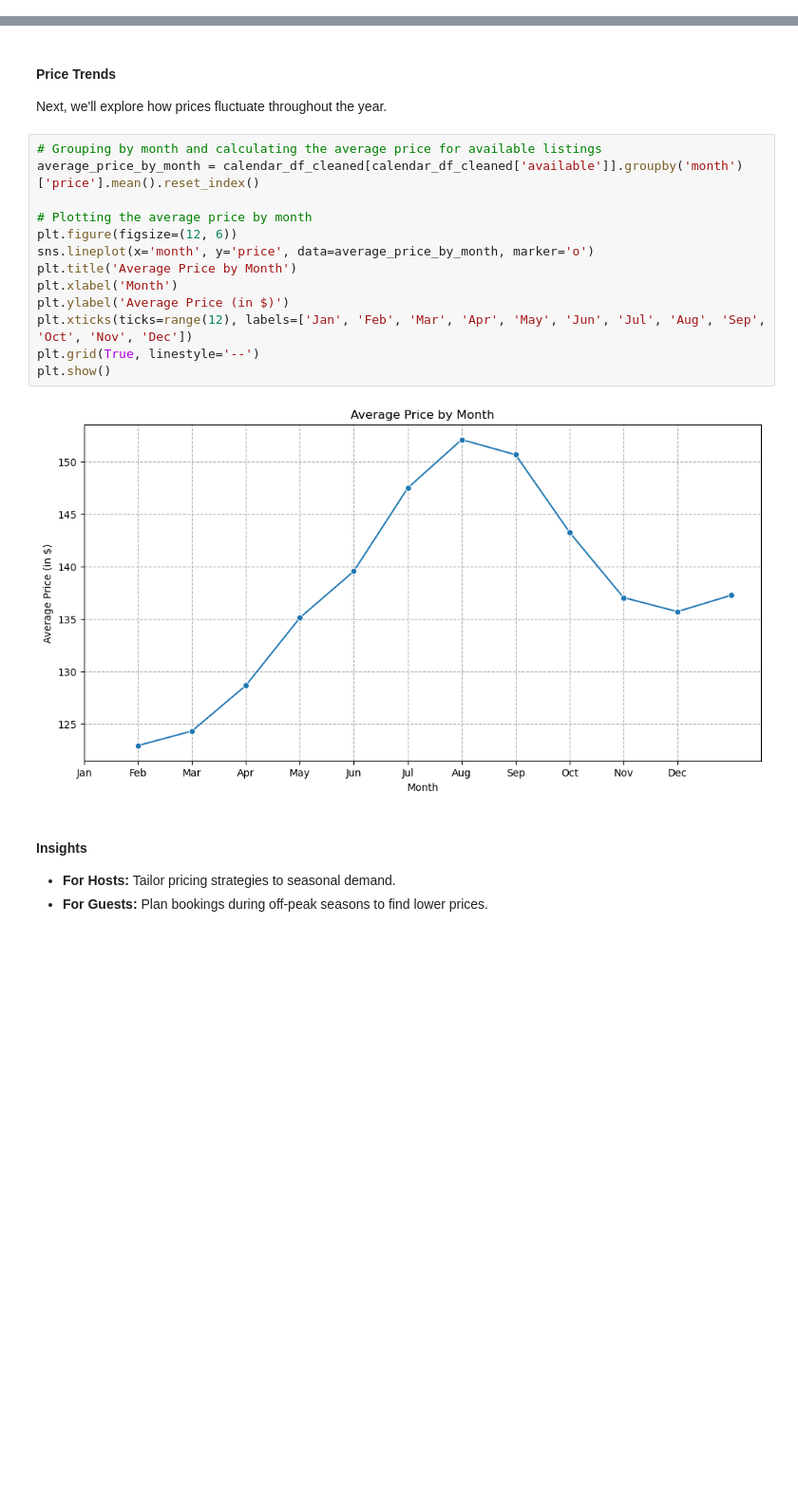
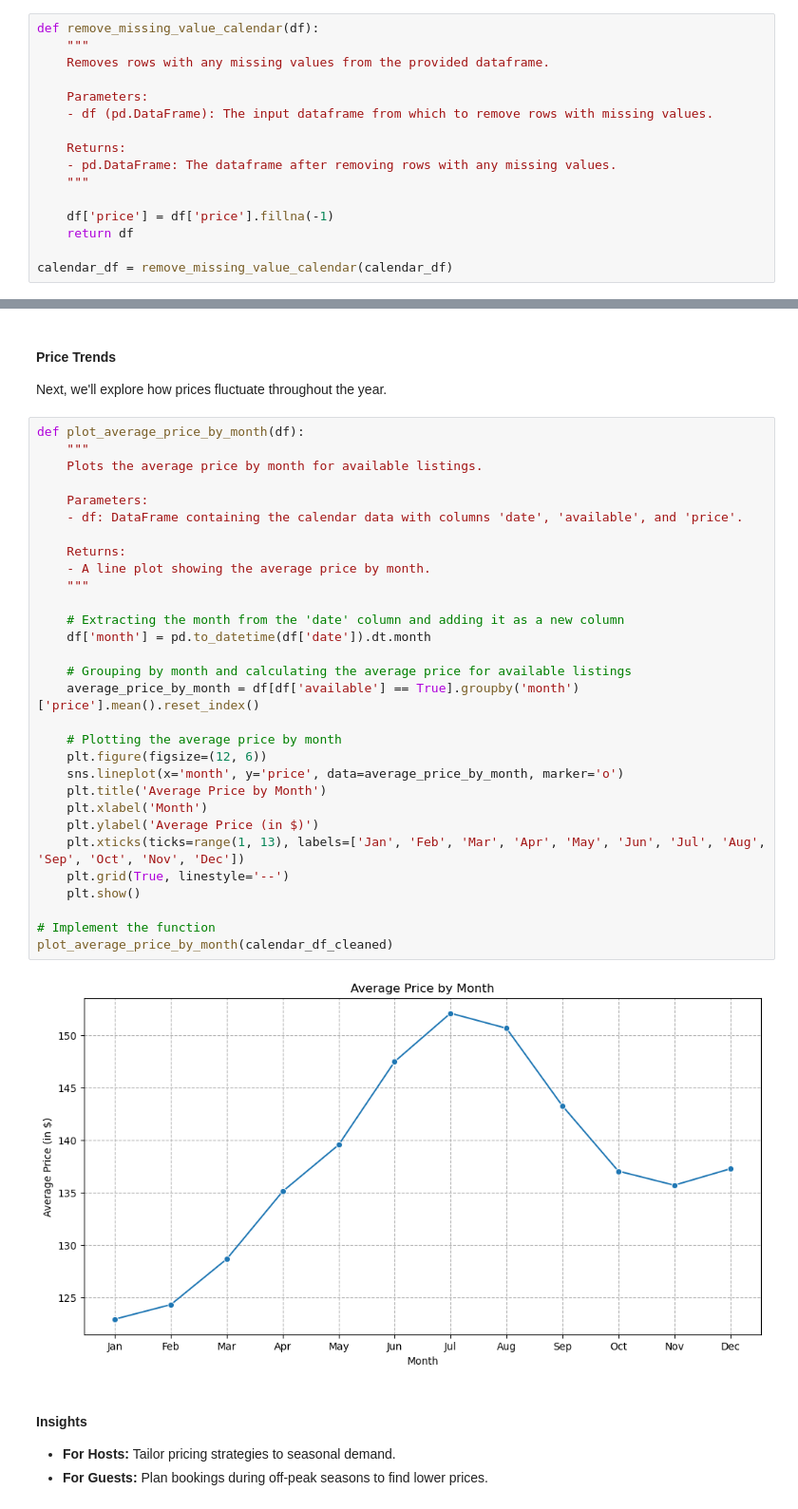
Before and after one commit to abdulghif/seattle-airbnb, a Jupyter notebook: airbnb_data_analysis.ipynb, the cells around one changed output, grey strips where cells are left out. Shown: that part at 95% size. Drawn from its saved outputs; the diff is of its cells as text; blank space fills up the shorter version.

```diff
--- a/airbnb_data_analysis.ipynb
+++ b/airbnb_data_analysis.ipynb
@@ -52,0 +223,16 @@ listings_df.head(), calendar_df.head(), reviews_df.head()
+# %%
+def remove_missing_value_calendar(df):
+    """
+    Removes rows with any missing values from the provided dataframe.
+
+    Parameters:
+    - df (pd.DataFrame): The input dataframe from which to remove rows with missing values.
+
+    Returns:
+    - pd.DataFrame: The dataframe after removing rows with any missing values.
+    """
+
+    df['price'] = df['price'].fillna(-1)
+    return df
+
+calendar_df = remove_missing_value_calendar(calendar_df)
@@ -108,20 +431,37 @@ plt.show()
 
 Next, we'll explore how prices fluctuate throughout the year.
 # %%
-# Grouping by month and calculating the average price for available listings
-average_price_by_month = calendar_df_cleaned[calendar_df_cleaned['available']].groupby('month')['price'].mean().reset_index()
+def plot_average_price_by_month(df):
+    """
+    Plots the average price by month for available listings.
 
-# Plotting the average price by month
-plt.figure(figsize=(12, 6))
-sns.lineplot(x='month', y='price', data=average_price_by_month, marker='o')
-plt.title('Average Price by Month')
-plt.xlabel('Month')
-plt.ylabel('Average Price (in $)')
-plt.xticks(ticks=range(12), labels=['Jan', 'Feb', 'Mar', 'Apr', 'May', 'Jun', 'Jul', 'Aug', 'Sep', 'Oct', 'Nov', 'Dec'])
-plt.grid(True, linestyle='--')
-plt.show()
+    Parameters:
+    - df: DataFrame containing the calendar data with columns 'date', 'available', and 'price'.
+
+    Returns:
+    - A line plot showing the average price by month.
+    """
+
+    # Extracting the month from the 'date' column and adding it as a new column
+    df['month'] = pd.to_datetime(df['date']).dt.month
+
+    # Grouping by month and calculating the average price for available listings
+    average_price_by_month = df[df['available'] == True].groupby('month')['price'].mean().reset_index()
+
+    # Plotting the average price by month
+    plt.figure(figsize=(12, 6))
+    sns.lineplot(x='month', y='price', data=average_price_by_month, marker='o')
+    plt.title('Average Price by Month')
+    plt.xlabel('Month')
+    plt.ylabel('Average Price (in $)')
+    plt.xticks(ticks=range(1, 13), labels=['Jan', 'Feb', 'Mar', 'Apr', 'May', 'Jun', 'Jul', 'Aug', 'Sep', 'Oct', 'Nov', 'Dec'])
+    plt.grid(True, linestyle='--')
+    plt.show()
+
+# Implement the function
+plot_average_price_by_month(calendar_df_cleaned)
 # %% [output]
-[figure, old version]
+[figure, new version]
 # %% [markdown]
 #### Insights
 
```
Also changed, not shown: parts of 44 cells of this notebook, 3 other files.
